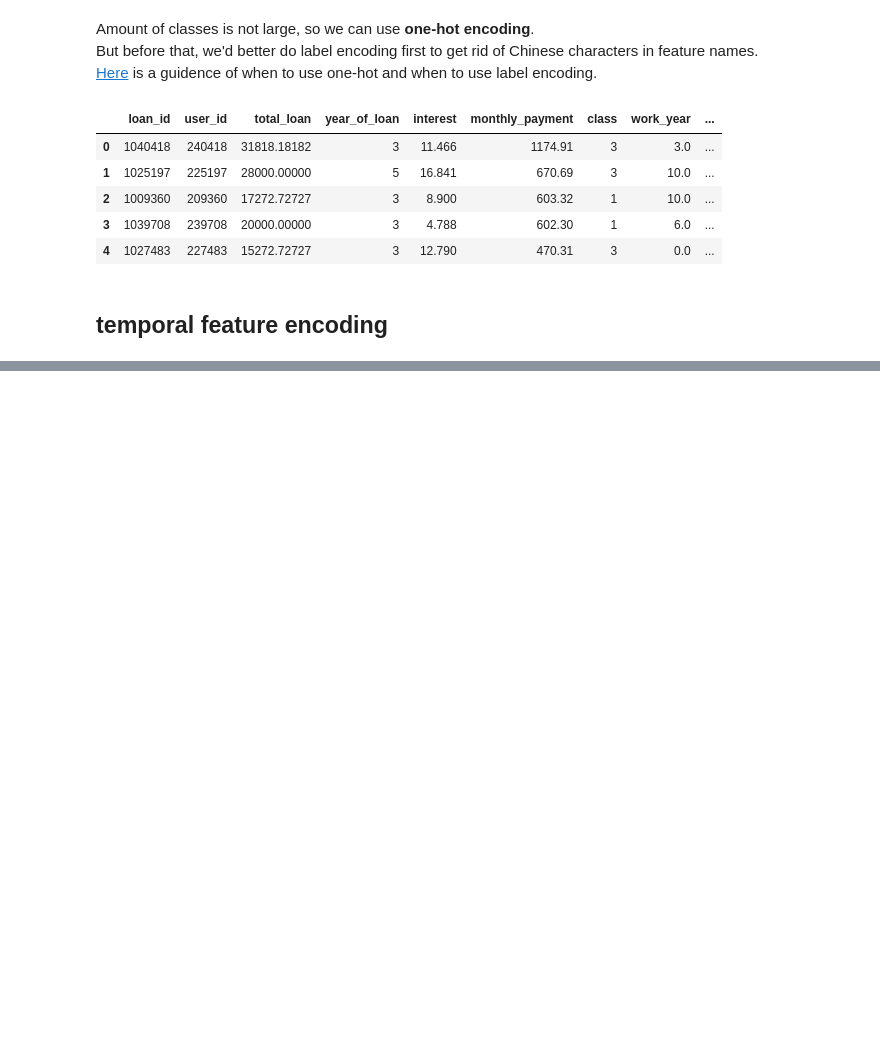
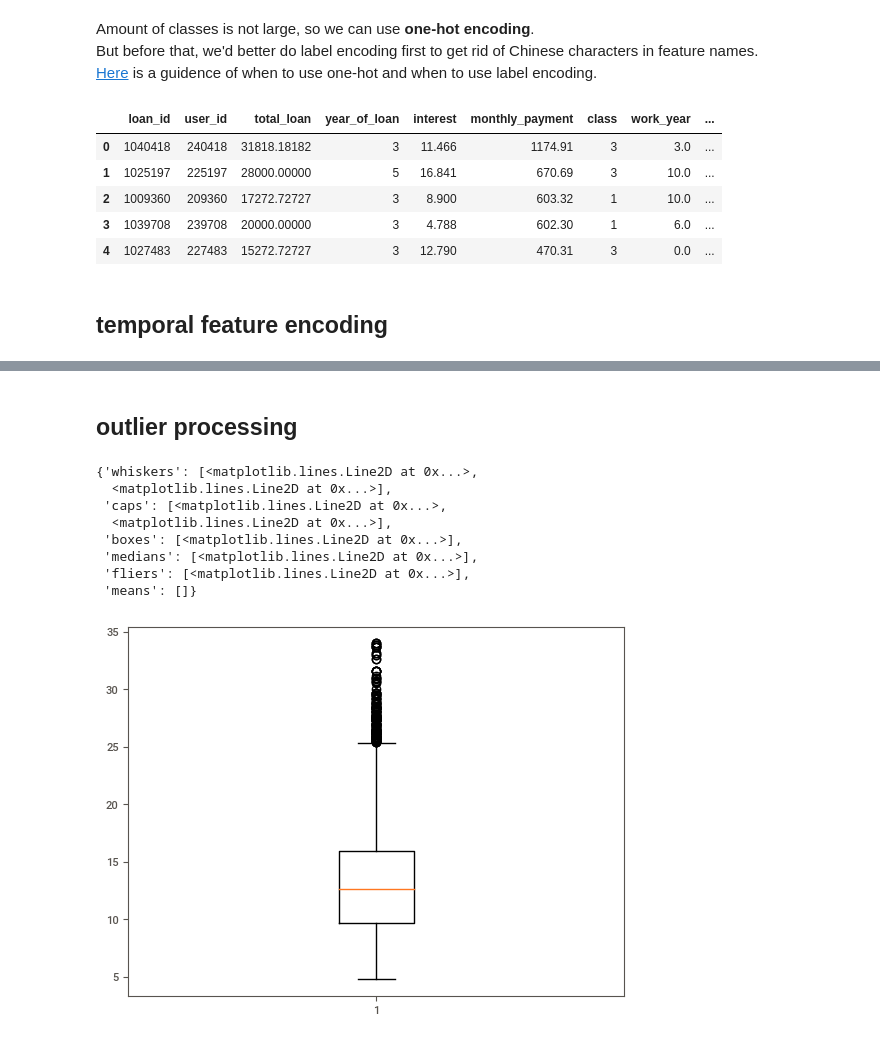
Before and after one commit to heimmer/profile, a Jupyter notebook: Loan_default_detect.ipynb, the cells around one changed output, grey strips where cells are left out. Drawn from its saved outputs; the diff is of its cells as text; code cells hidden in the pictures; blank space fills up the shorter version.

```diff
--- a/Loan_default_detect.ipynb
+++ b/Loan_default_detect.ipynb
@@ -398,0 +462,3 @@ train_public_dummy.head()
+# %%
+train_public = train_public.drop('earlies_credit_mon', axis=1)
+test_public = test_public.drop('earlies_credit_mon', axis=1)
@@ -398,0 +487,9 @@ train_public_dummy.head()
+# %%
+# # drop missing value rows
+# train_public = train_public.dropna()
+
+# fill in missing value with median
+missing_value_cols = ['pub_dero_bankrup', 'f0', 'f1', 'f2', 'f3', 'f4']
+for col in missing_value_cols:
+    train_public[col] = train_public[col].fillna(train_public[col].median())
+    test_public[col] = train_public[col].fillna(train_public[col].median())
@@ -398,0 +516,2 @@ train_public_dummy.head()
+# %% [markdown]
+## outlier processing
@@ -398,0 +529,12 @@ train_public_dummy.head()
+# %%
+plt.boxplot(train_public['interest'])
+# %% [output]
+{'whiskers': [<matplotlib.lines.Line2D at 0x...>,
+  <matplotlib.lines.Line2D at 0x...>],
+ 'caps': [<matplotlib.lines.Line2D at 0x...>,
+  <matplotlib.lines.Line2D at 0x...>],
+ 'boxes': [<matplotlib.lines.Line2D at 0x...>],
+ 'medians': [<matplotlib.lines.Line2D at 0x...>],
+ 'fliers': [<matplotlib.lines.Line2D at 0x...>],
+ 'means': []}
+[figure, added]
```
Also changed, not shown: parts of 15 cells of this notebook.
